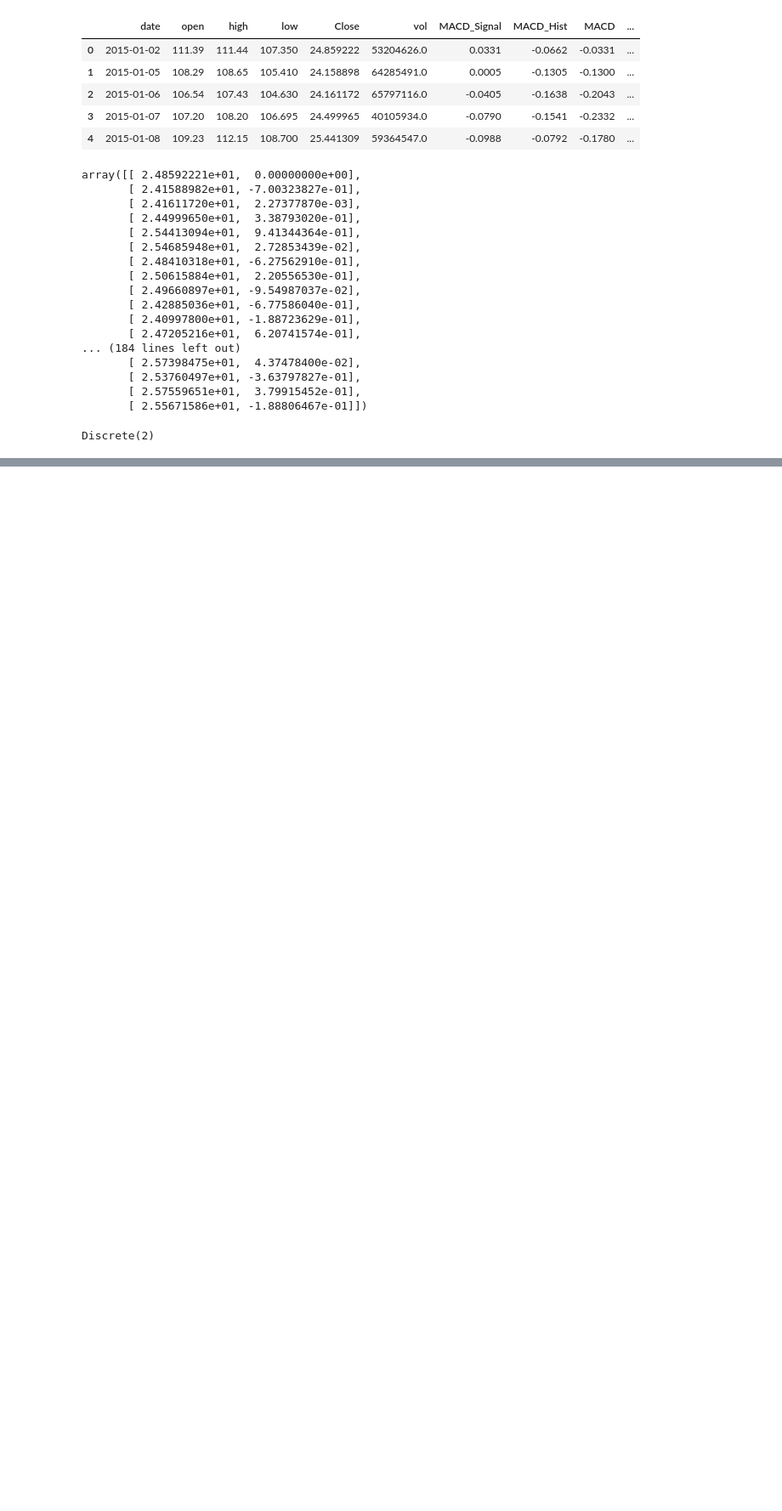
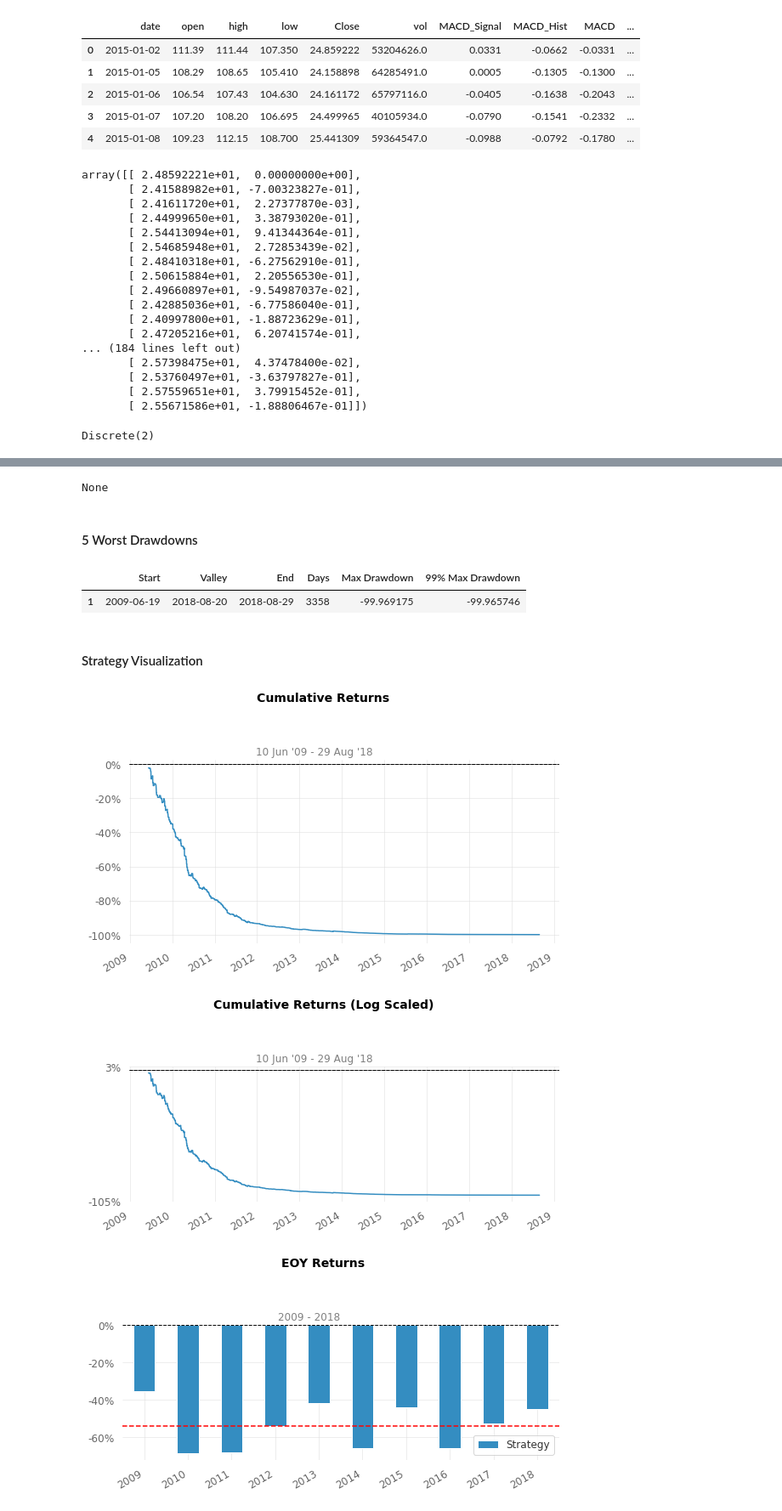
Before and after one commit to purpleyoung/Capston.3-Reinforcement-Learning-Using-Actor-Critic-Method-On-Stocks, a Jupyter notebook: training_pipeline.ipynb, the cells around one changed output, grey strips where cells are left out. Shown at 85% size. Drawn from its saved outputs; the diff is of its cells as text; code cells hidden in the pictures; blank space fills up the shorter version.

```diff
--- a/training_pipeline.ipynb
+++ b/training_pipeline.ipynb
@@ -136,0 +228,11 @@ info {'total_reward': 0.4400956839999992, 'total_profit': 0.9491004128011261, 'p
+# %%
+
+
+qs.extend_pandas()
+
+net_worth = pd.Series(env.history['total_profit'], index=df.index[start_index+1:end_index])
+returns = net_worth.pct_change().iloc[1:]
+
+qs.reports.full(returns)
+qs.reports.html(returns, output='a2c_quantstats.html')
+# %% [output]
@@ -136,0 +257,8 @@ info {'total_reward': 0.4400956839999992, 'total_profit': 0.9491004128011261, 'p
+None
+5 Worst Drawdowns
+|  | Start | Valley | End | Days | Max Drawdown | 99% Max Drawdown |
+| 1 | 2009-06-19 | 2018-08-20 | 2018-08-29 | 3358 | -99.969175 | -99.965746 |
+Strategy Visualization
+[figure, added]
+[figure, added]
+[figure, added]
```
Also changed, not shown: parts of 42 cells of this notebook.
